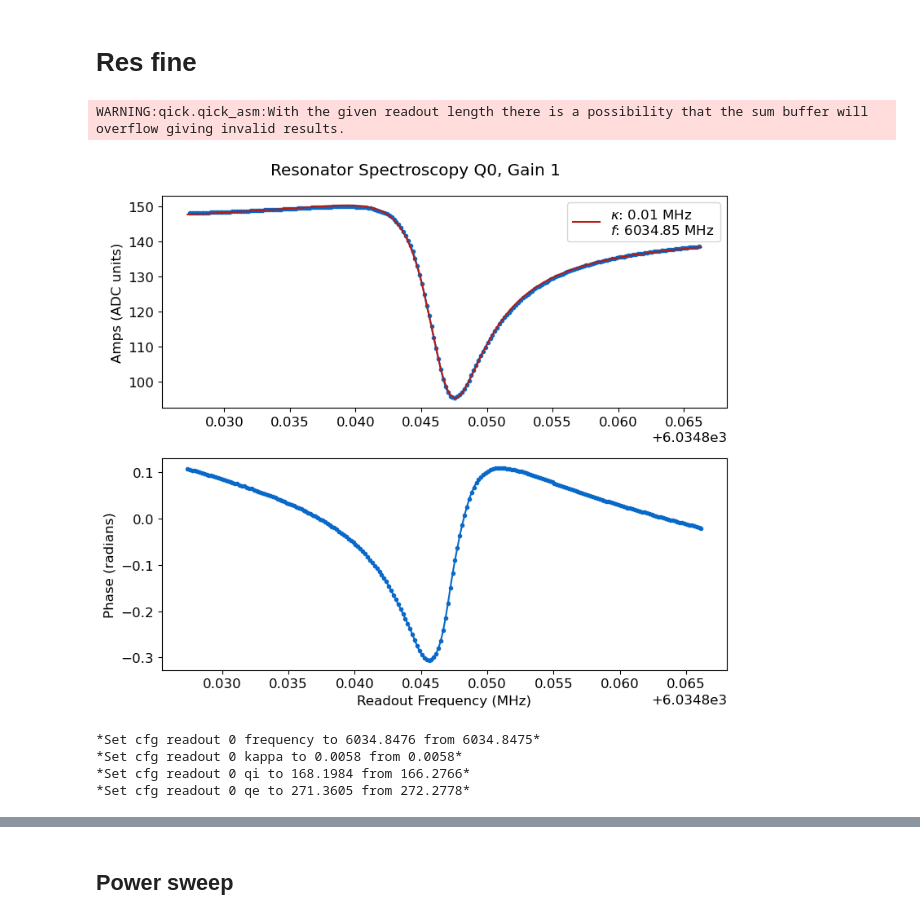
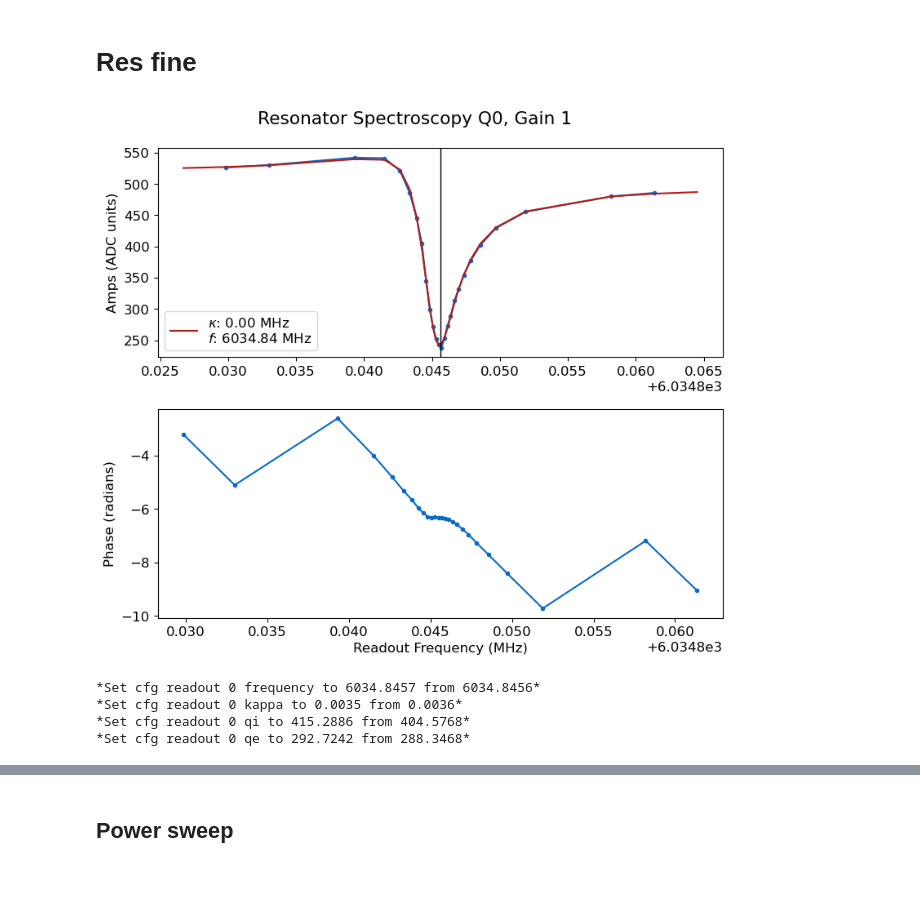
Before and after one commit to eesh-gupta/scresonators, a Jupyter notebook: rfsoc_meas.ipynb, the cells around one changed output, grey strips where cells are left out. Drawn from its saved outputs; the diff is of its cells as text; code cells hidden in the pictures; blank space fills up the shorter version.

```diff
--- a/rfsoc_meas.ipynb
+++ b/rfsoc_meas.ipynb
@@ -120,19 +123,23 @@ res_values = np.delete(res_values,1)
 # %% [markdown]
 # Res fine
 # %%
+import cProfile
+import pstats
+import io
+
 update=True
 
+# Code to profile
 qubit_list = np.arange(8)
 qubit_list=[0]
 for qi in qubit_list:
     #rspec = meas.ResSpec(cfg_dict, qi=qi, params={'span':0.1, 'center':res_values[qi], 'gain':1,'reps':4,'length':500}) # Use this to sweep through the res_values list
-    rspec = meas.ResSpec(cfg_dict, qi=qi, params={'span':'kappa','reps':50,'gain':1,'length':500})
+    rspec = meas.ResSpec(cfg_dict, qi=qi, params={'span':'kappa','reps':1,'gain':1,'length':5000,'loop':True,'phase_const':True,'expts':28})
     #rspec = meas.ResSpec(cfg_dict, qi=qi, params={'span':0.1,'long_pulse':True,'gain':1,'length':500})
     if update: rspec.update(cfg_dict['cfg_file'])
 # %% [output]
+[figure, new version]
-WARNING:qick.qick_asm:With the given readout length there is a possibility that the sum buffer will overflow giving invalid results.
+*Set cfg readout 0 frequency to 6034.8457 from 6034.8456*
+*Set cfg readout 0 kappa to 0.0035 from 0.0036*
+*Set cfg readout 0 qi to 415.2886 from 404.5768*
+*Set cfg readout 0 qe to 292.7242 from 288.3468*
-[figure, old version]
-*Set cfg readout 0 frequency to 6034.8476 from 6034.8475*
-*Set cfg readout 0 kappa to 0.0058 from 0.0058*
-*Set cfg readout 0 qi to 168.1984 from 166.2766*
-*Set cfg readout 0 qe to 271.3605 from 272.2778*
```
Also changed, not shown: parts of 27 cells of this notebook, 3 other files.
